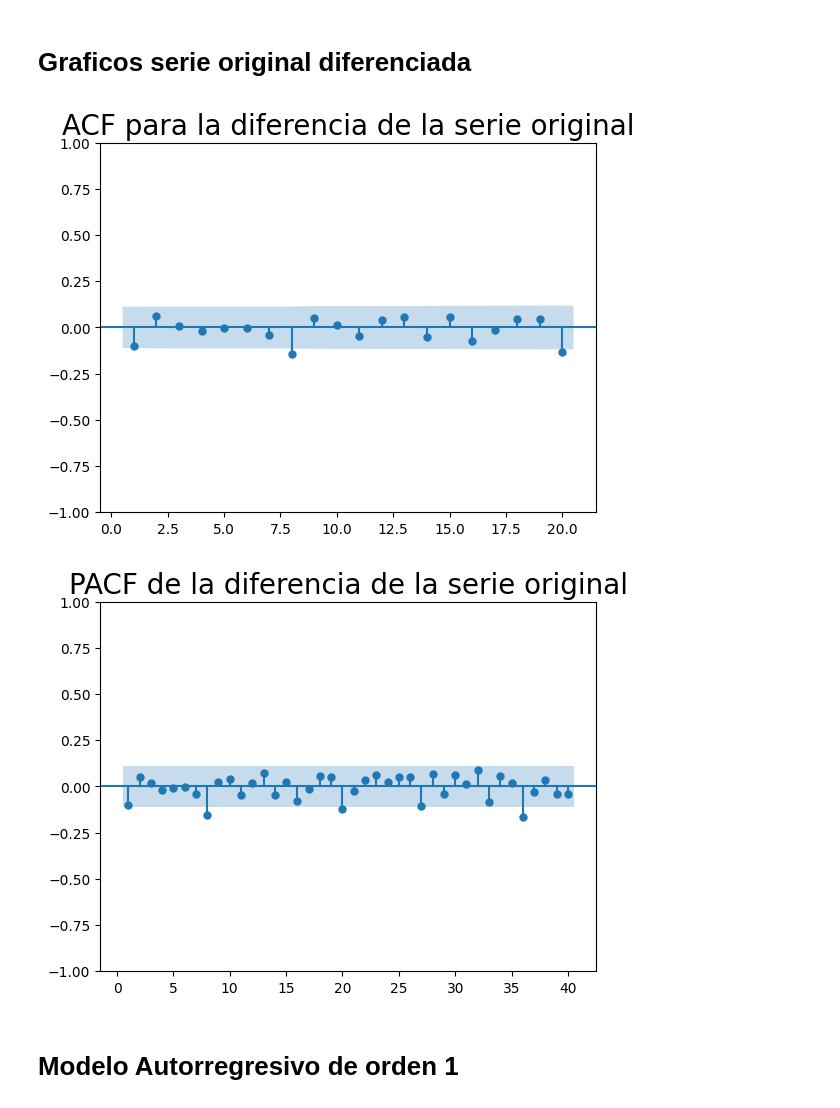
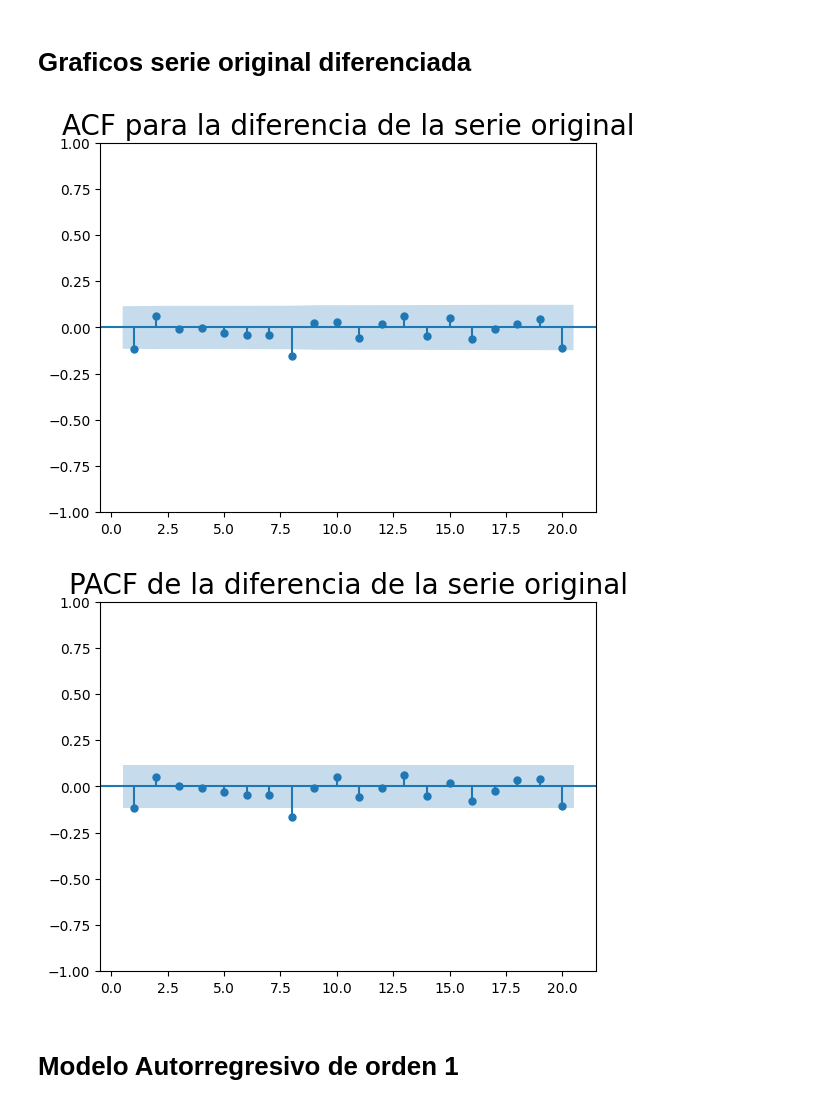
Before and after one commit to rstvz90/AST_G4, a Jupyter notebook: ejercicios_g4/G4_Clase_2_ejercicio_1_.ipynb, the cells around one changed output. Saved outputs shown, nothing was run; the diff lists cells and outputs as text; code cells hidden in the pictures.

```diff
--- a/ejercicios_g4/G4_Clase_2_ejercicio_1_.ipynb
+++ b/ejercicios_g4/G4_Clase_2_ejercicio_1_.ipynb
@@ -91,7 +91,7 @@ plt.show()
 # %%
 data_diff=data_23.copy()
 data_diff=data_diff.diff(axis = 0, periods = 1)
-data_diff.drop(['2023-01-01	'], inplace=True) # se elimina la última fecha al aplicar la primera diferencia
+data_diff.drop(['2023-01-20	'], inplace=True) # se elimina la última fecha al aplicar la primera diferencia
 # %%
 data_diff.head()
 # %% [output]
@@ -177,13 +177,13 @@ sgt.plot_acf(data_diff.ETH, zero = False, lags = 20)
 plt.title("ACF para la diferencia de la serie original", size = 20)
 plt.show()
 # %% [output]
-[figure, old version]
+[figure, new version]
 # %%
-sgt.plot_pacf(data_diff.ETH, lags = 40, alpha = 0.05, zero = False)
+sgt.plot_pacf(data_diff.ETH, lags = 20, alpha = 0.05, zero = False)
 plt.title("PACF de la diferencia de la serie original", size = 20)
 plt.show()
 # %% [output]
-[figure, old version]
+[figure, new version]
 # %% [markdown]
 # Modelo Autorregresivo de orden 1
 # %%
```
Also changed, not shown: parts of 21 cells of this notebook, 2 other files.
